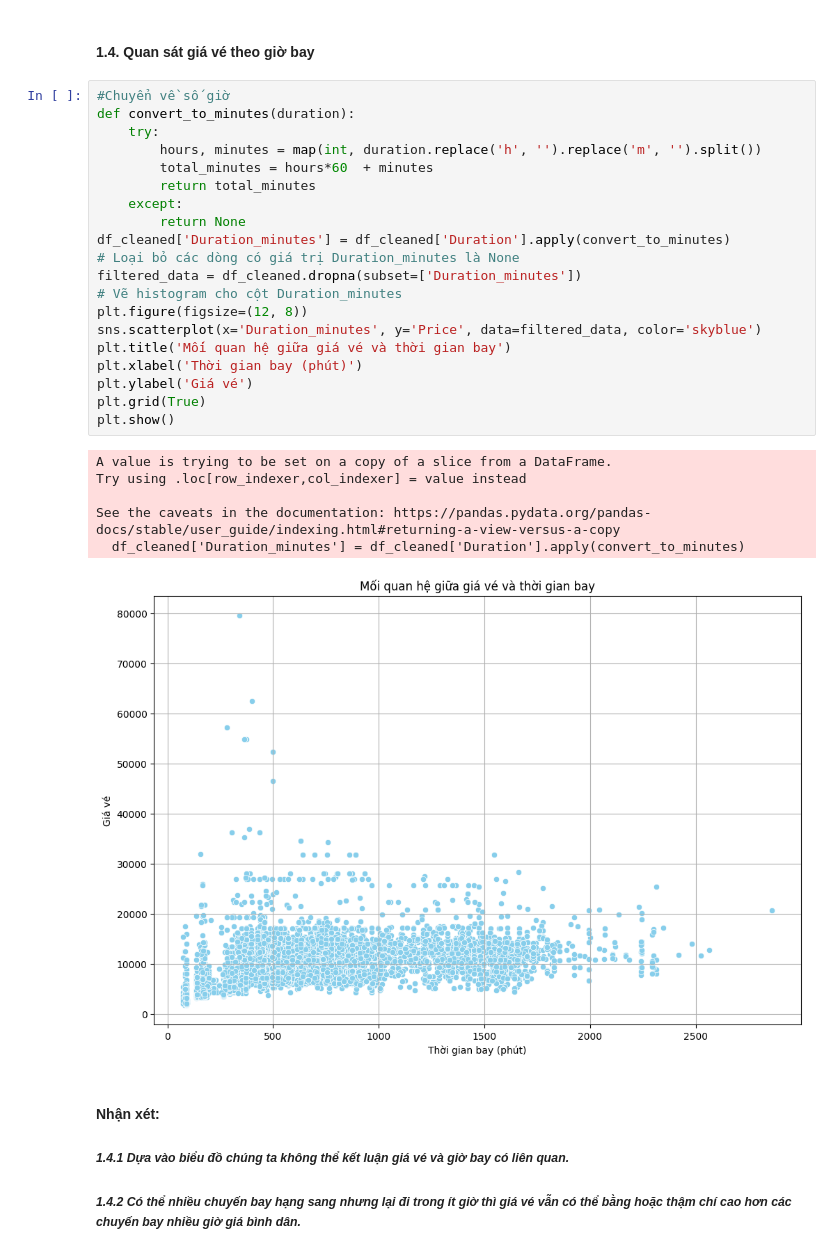
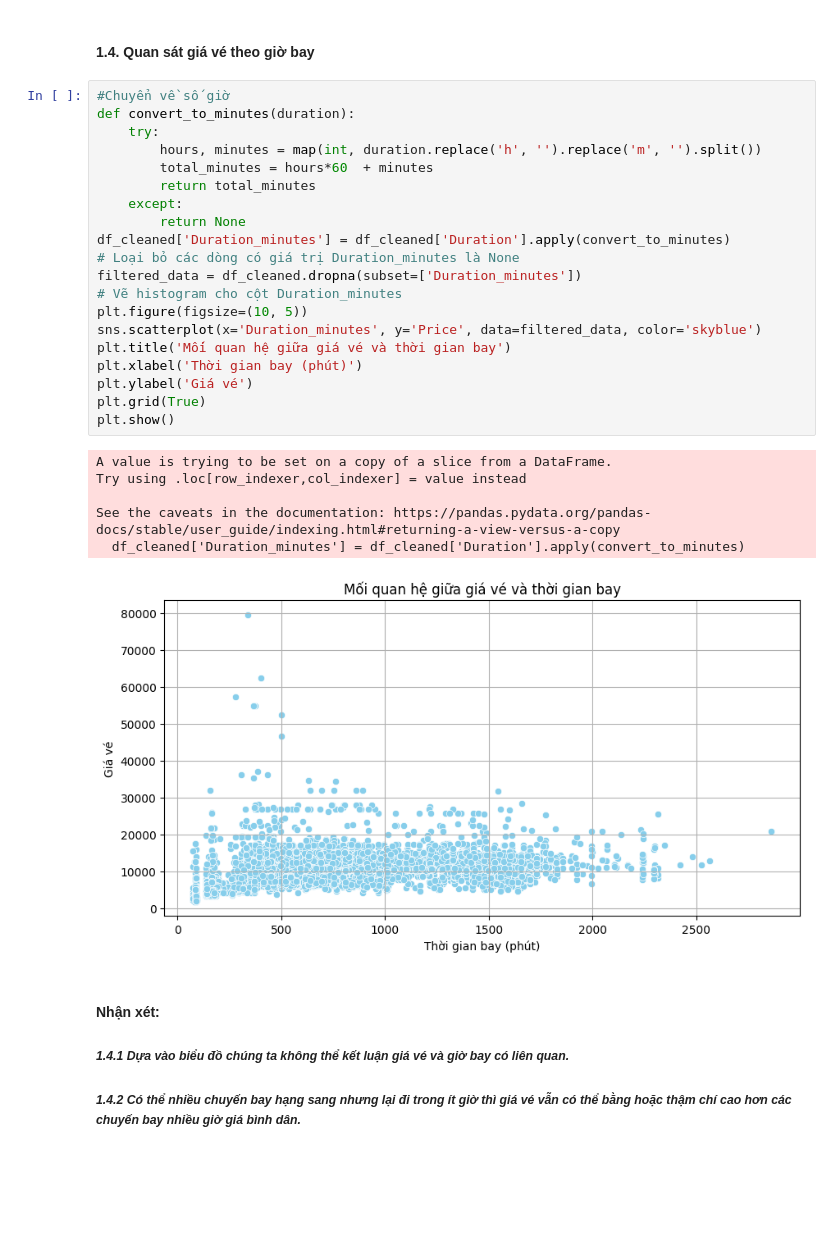
Before and after one commit to haingo22/PTDLUD-DA01, a Jupyter notebook: main.ipynb, the cells around one changed output. Cells and saved outputs as stored; diff of their text form; blank space fills up the shorter version.

```diff
--- a/main.ipynb
+++ b/main.ipynb
@@ -476,30 +476,30 @@ Passing `palette` without assigning `hue` is deprecated and will be removed in v
 # %%
 #Chuyển về số giờ
 def convert_to_minutes(duration):
     try:
         hours, minutes = map(int, duration.replace('h', '').replace('m', '').split())
         total_minutes = hours*60  + minutes
         return total_minutes
     except:
         return None
 df_cleaned['Duration_minutes'] = df_cleaned['Duration'].apply(convert_to_minutes)
 # Loại bỏ các dòng có giá trị Duration_minutes là None
 filtered_data = df_cleaned.dropna(subset=['Duration_minutes'])
 # Vẽ histogram cho cột Duration_minutes
-plt.figure(figsize=(12, 8))
+plt.figure(figsize=(10, 5))
 sns.scatterplot(x='Duration_minutes', y='Price', data=filtered_data, color='skyblue')
 plt.title('Mối quan hệ giữa giá vé và thời gian bay')
 plt.xlabel('Thời gian bay (phút)')
 plt.ylabel('Giá vé')
 plt.grid(True)
 plt.show()
 # %% [output]
 A value is trying to be set on a copy of a slice from a DataFrame.
 Try using .loc[row_indexer,col_indexer] = value instead
 
 See the caveats in the documentation: https://pandas.pydata.org/pandas-docs/stable/user_guide/indexing.html#returning-a-view-versus-a-copy
   df_cleaned['Duration_minutes'] = df_cleaned['Duration'].apply(convert_to_minutes)
-[figure, old version]
+[figure, new version]
 # %% [markdown]
 #### **Nhận xét:**
 ##### *1.4.1 Dựa vào biểu đồ chúng ta không thể kết luận giá vé và giờ bay có liên quan.*
```
Also changed, not shown: parts of 11 cells of this notebook, 1 other file.
